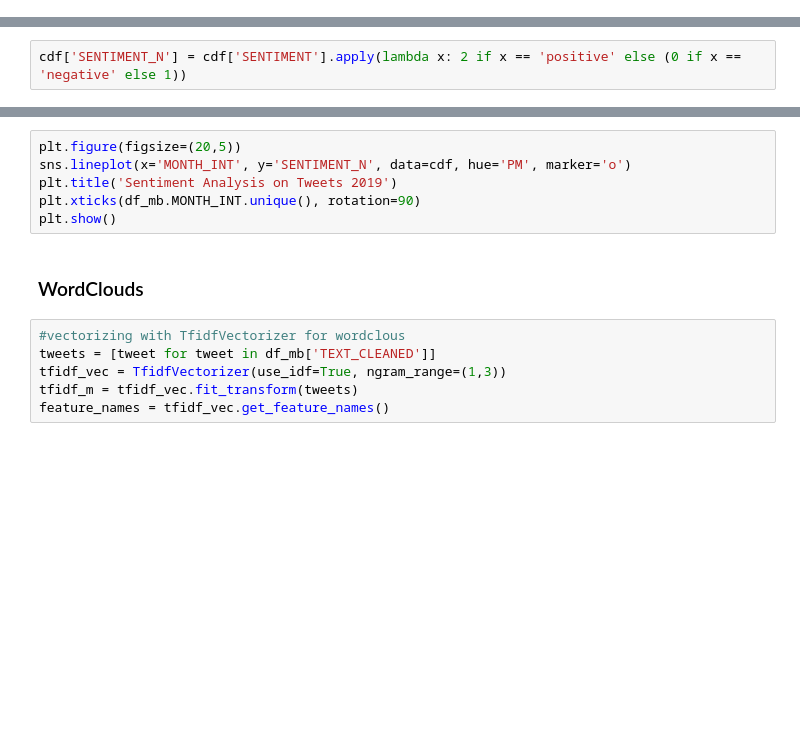
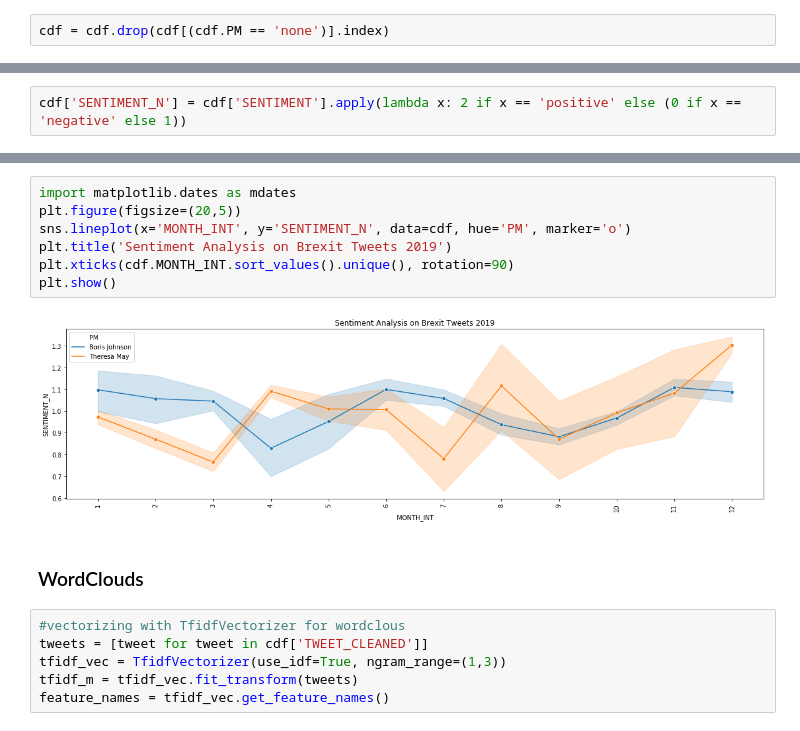
Before and after one commit to ta-data-lis/final-project, a Jupyter notebook: your-project/Sentiment Analysis.ipynb, the cells around one changed output, grey strips where cells are left out. Drawn from its saved outputs; the diff is of its cells as text; blank space fills up the shorter version.

```diff
--- a/your-project/Sentiment Analysis.ipynb
+++ b/your-project/Sentiment Analysis.ipynb
@@ -36,3 +22,5 @@ cdf
+# %%
+cdf = cdf.drop(cdf[(cdf.PM == 'none')].index)
 # %% [markdown]
 ### Checking top words
 # %%
@@ -64,14 +74,17 @@ cdf['SENTIMENT_N'] = cdf['SENTIMENT'].apply(lambda x: 2 if x == 'positive' else
 # %%
+import matplotlib.dates as mdates
 plt.figure(figsize=(20,5))
 sns.lineplot(x='MONTH_INT', y='SENTIMENT_N', data=cdf, hue='PM', marker='o')
-plt.title('Sentiment Analysis on Tweets 2019')
-plt.xticks(df_mb.MONTH_INT.unique(), rotation=90)
+plt.title('Sentiment Analysis on Brexit Tweets 2019')
+plt.xticks(cdf.MONTH_INT.sort_values().unique(), rotation=90)
 plt.show()
+# %% [output]
+[figure, added]
 # %% [markdown]
 ### WordClouds
 # %%
 #vectorizing with TfidfVectorizer for wordclous
-tweets = [tweet for tweet in df_mb['TEXT_CLEANED']]
+tweets = [tweet for tweet in cdf['TWEET_CLEANED']]
 tfidf_vec = TfidfVectorizer(use_idf=True, ngram_range=(1,3))
 tfidf_m = tfidf_vec.fit_transform(tweets)
 feature_names = tfidf_vec.get_feature_names()
```
Also changed, not shown: parts of 10 cells of this notebook, 2 other files.
